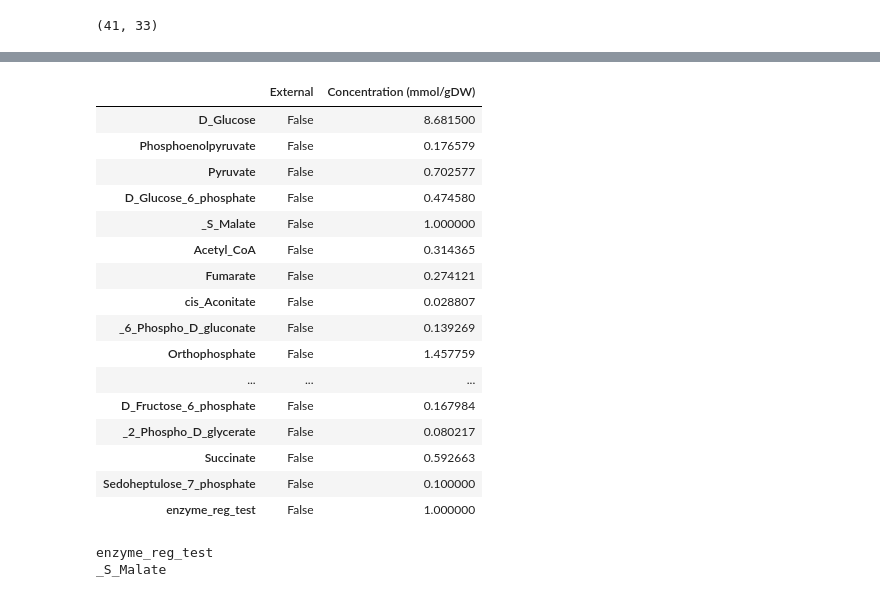
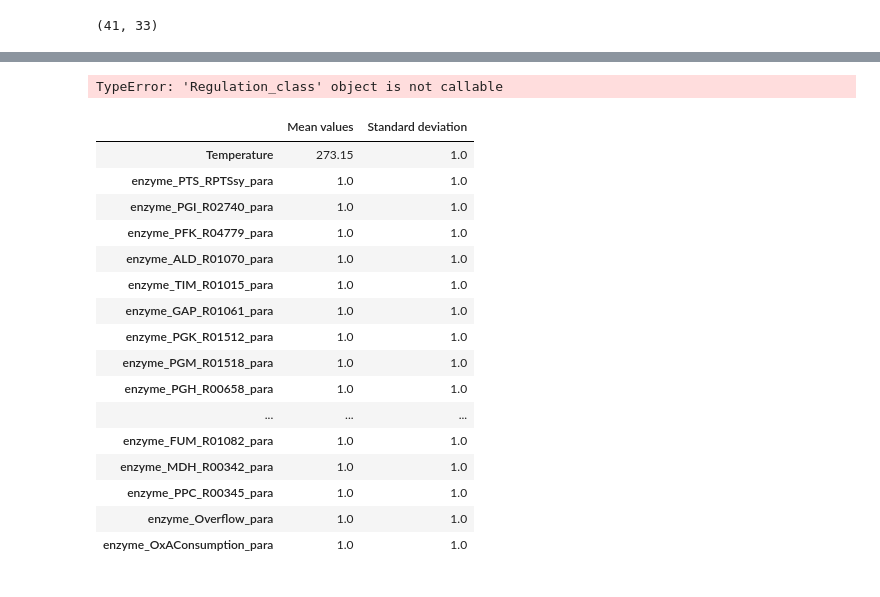
Before and after one commit to tuturax/BadAss, a Jupyter notebook: test_class.ipynb, the cells around one changed output, grey strips where cells are left out. Saved outputs shown, nothing was run; the diff lists cells and outputs as text; code cells hidden in the pictures.

```diff
--- a/test_class.ipynb
+++ b/test_class.ipynb
@@ -153,0 +274,2 @@ momo.enzymes.df
+# %%
+momo.enzymes.add(name = "name_enzyme", mean = 1.0, reaction_linked = ["PTS_RPTSsy", "PGI_R02740", "PFK_R04779"])
@@ -153,0 +278,2 @@ momo.enzymes.df
+# %%
+momo.enzymes.remove(name = "name_enzyme")
@@ -160,0 +295,2 @@ momo.parameters.df
+# %%
+momo.parameters.add(name = "name_parameter", mean = 1.0, Standard_deviation = 0.5)
@@ -161 +299,3 @@ momo.parameters.df
+# %%
+momo.parameters.remove(name = "name_parameter")
 # %% [markdown]
@@ -412,26 +565,24 @@ momo.Stoichio_matrix.shape
+# %%
+momo.regulations()
+# %% [output]
+TypeError: 'Regulation_class' object is not callable
 # %%
-momo.metabolites.df
+momo.parameters.df
 # %% [output]
-|  | External | Concentration (mmol/gDW) |
-| D_Glucose | False | 8.681500 |
-| Phosphoenolpyruvate | False | 0.176579 |
-| Pyruvate | False | 0.702577 |
-| D_Glucose_6_phosphate | False | 0.474580 |
-| _S_Malate | False | 1.000000 |
-| Acetyl_CoA | False | 0.314365 |
-| Fumarate | False | 0.274121 |
-| cis_Aconitate | False | 0.028807 |
-| _6_Phospho_D_gluconate | False | 0.139269 |
-| Orthophosphate | False | 1.457759 |
+|  | Mean values | Standard deviation |
+| Temperature | 273.15 | 1.0 |
+| enzyme_PTS_RPTSsy_para | 1.0 | 1.0 |
+| enzyme_PGI_R02740_para | 1.0 | 1.0 |
+| enzyme_PFK_R04779_para | 1.0 | 1.0 |
+| enzyme_ALD_R01070_para | 1.0 | 1.0 |
+| enzyme_TIM_R01015_para | 1.0 | 1.0 |
+| enzyme_GAP_R01061_para | 1.0 | 1.0 |
+| enzyme_PGK_R01512_para | 1.0 | 1.0 |
+| enzyme_PGM_R01518_para | 1.0 | 1.0 |
+| enzyme_PGH_R00658_para | 1.0 | 1.0 |
 | ... | ... | ... |
-| D_Fructose_6_phosphate | False | 0.167984 |
-| _2_Phospho_D_glycerate | False | 0.080217 |
-| Succinate | False | 0.592663 |
-| Sedoheptulose_7_phosphate | False | 0.100000 |
-| enzyme_reg_test | False | 1.000000 |
+| enzyme_FUM_R01082_para | 1.0 | 1.0 |
+| enzyme_MDH_R00342_para | 1.0 | 1.0 |
+| enzyme_PPC_R00345_para | 1.0 | 1.0 |
+| enzyme_Overflow_para | 1.0 | 1.0 |
+| enzyme_OxAConsumption_para | 1.0 | 1.0 |
-# %%
-print(momo.metabolites.df.index[-1])
-print(momo.metabolites.df.index[4])
-# %% [output]
-enzyme_reg_test
-_S_Malate
```
Also changed, not shown: parts of 48 cells of this notebook, 4 other files.
